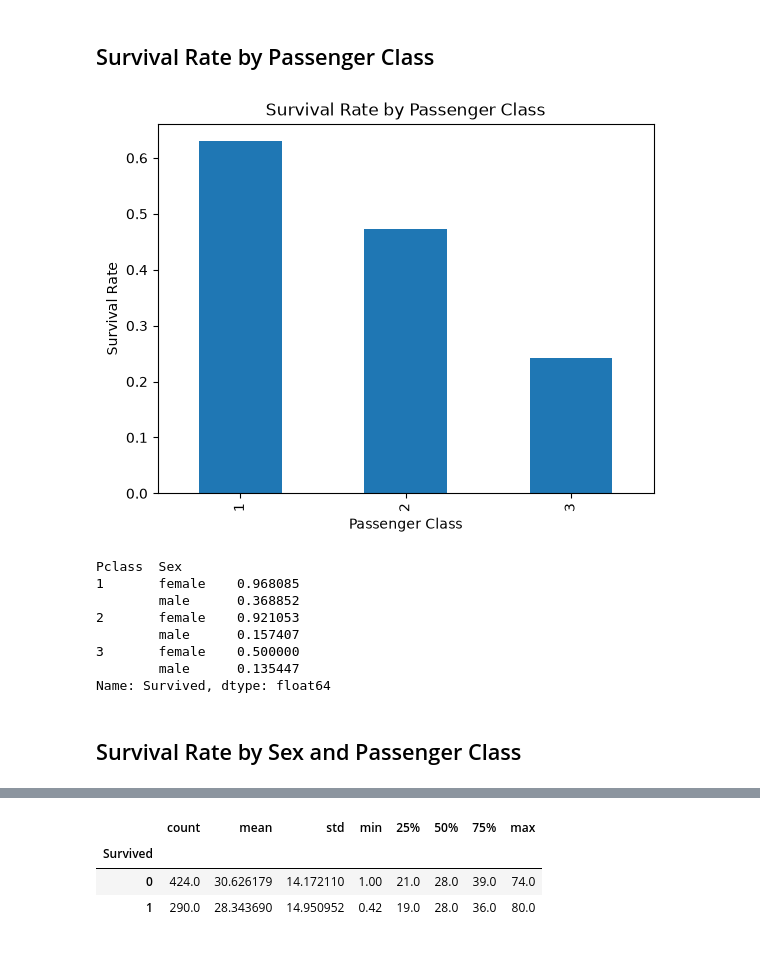
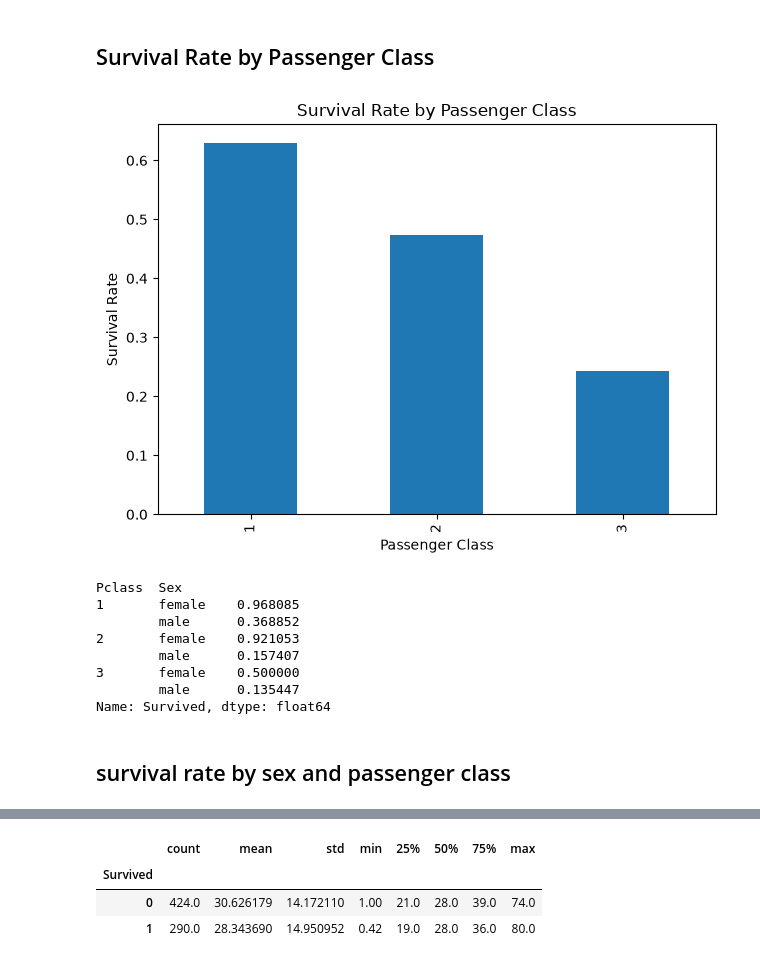
Before and after one commit to sehreen-jeelani/titanic-survival-analysis, a Jupyter notebook: notebooks/titanic_analysis.ipynb, the cells around one changed output, grey strips where cells are left out. Cells and saved outputs as stored; diff of their text form; code cells hidden in the pictures.

```diff
--- a/notebooks/titanic_analysis.ipynb
+++ b/notebooks/titanic_analysis.ipynb
@@ -370,16 +372,18 @@ plt.show()
 # %%
 survival_by_class = df.groupby("Pclass")["Survived"].mean()
 
 survival_by_class.plot(
     kind="bar",
     title="Survival Rate by Passenger Class",
     ylabel="Survival Rate",
     xlabel="Passenger Class"
 )
 
+plt.tight_layout()
+plt.savefig("../visuals/survival_rate_by_class.png", dpi=300, bbox_inches="tight")
 plt.show()
 # %% [output]
-[figure, old version]
+[figure, new version]
 # %%
 survival_by_sex_class = df.groupby(["Pclass", "Sex"])["Survived"].mean()
 
@@ -394,7 +398,7 @@ Pclass  Sex
         male      0.135447
 Name: Survived, dtype: float64
 # %% [markdown]
-## Survival Rate by Sex and Passenger Class
+## survival rate by sex and passenger class
 # %%
 survival_by_sex_class = df.groupby(
     ["Pclass", "Sex"]
```
Also changed, not shown: parts of 22 cells of this notebook.
